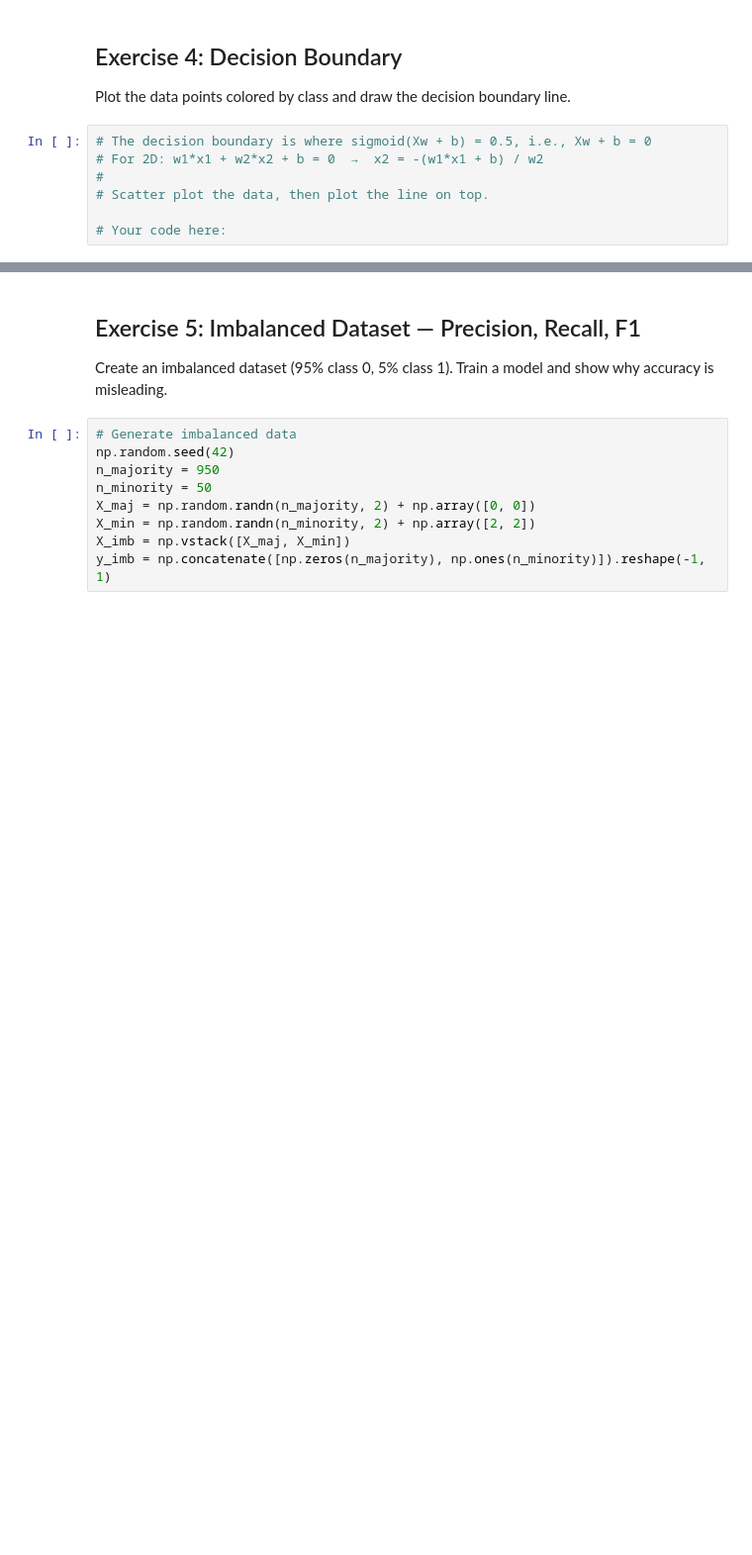
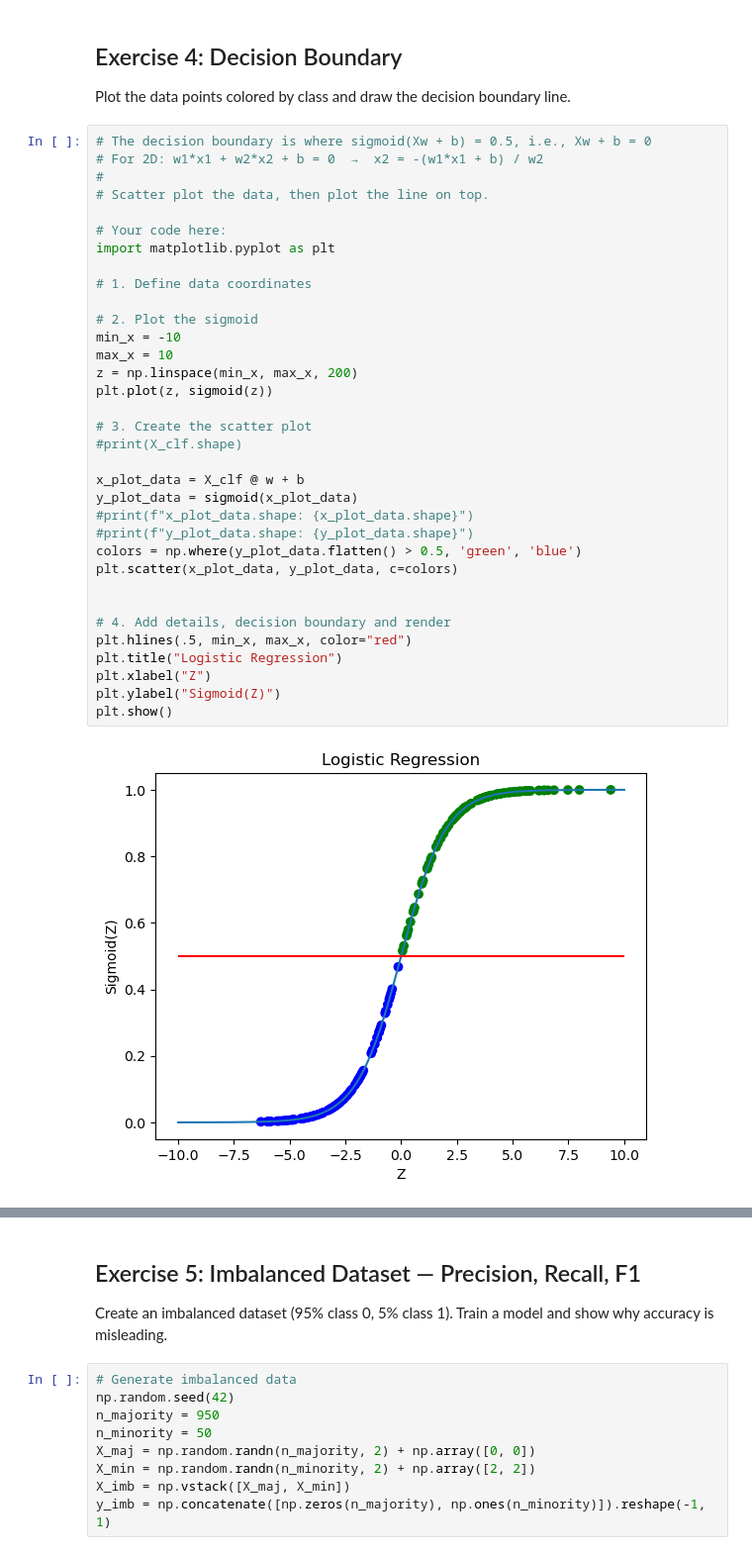
Before and after one commit to DylanCoon99/gaze_detection, a Jupyter notebook: lab/day_3_exercises.ipynb, the cells around one changed output, grey strips where cells are left out. Shown at 99% size. Drawn from its saved outputs; the diff is of its cells as text; blank space fills up the shorter version.

```diff
--- a/lab/day_3_exercises.ipynb
+++ b/lab/day_3_exercises.ipynb
@@ -393,7 +469,36 @@ Plot the data points colored by class and draw the decision boundary line.
 # %%
 # The decision boundary is where sigmoid(Xw + b) = 0.5, i.e., Xw + b = 0
 # For 2D: w1*x1 + w2*x2 + b = 0  →  x2 = -(w1*x1 + b) / w2
 #
 # Scatter plot the data, then plot the line on top.
 
 # Your code here:
+import matplotlib.pyplot as plt
+
+# 1. Define data coordinates
+
+# 2. Plot the sigmoid
+min_x = -10
+max_x = 10
+z = np.linspace(min_x, max_x, 200)
+plt.plot(z, sigmoid(z))
+
+# 3. Create the scatter plot
+#print(X_clf.shape)
+
+x_plot_data = X_clf @ w + b
+y_plot_data = sigmoid(x_plot_data)
+#print(f"x_plot_data.shape: {x_plot_data.shape}")
+#print(f"y_plot_data.shape: {y_plot_data.shape}")
+colors = np.where(y_plot_data.flatten() > 0.5, 'green', 'blue')
+plt.scatter(x_plot_data, y_plot_data, c=colors)
+
+
+# 4. Add details, decision boundary and render
+plt.hlines(.5, min_x, max_x, color="red")
+plt.title("Logistic Regression")
+plt.xlabel("Z")
+plt.ylabel("Sigmoid(Z)")
+plt.show()
+# %% [output]
+[figure, added]
```
Also changed, not shown: parts of 12 cells of this notebook, 1 other file.
